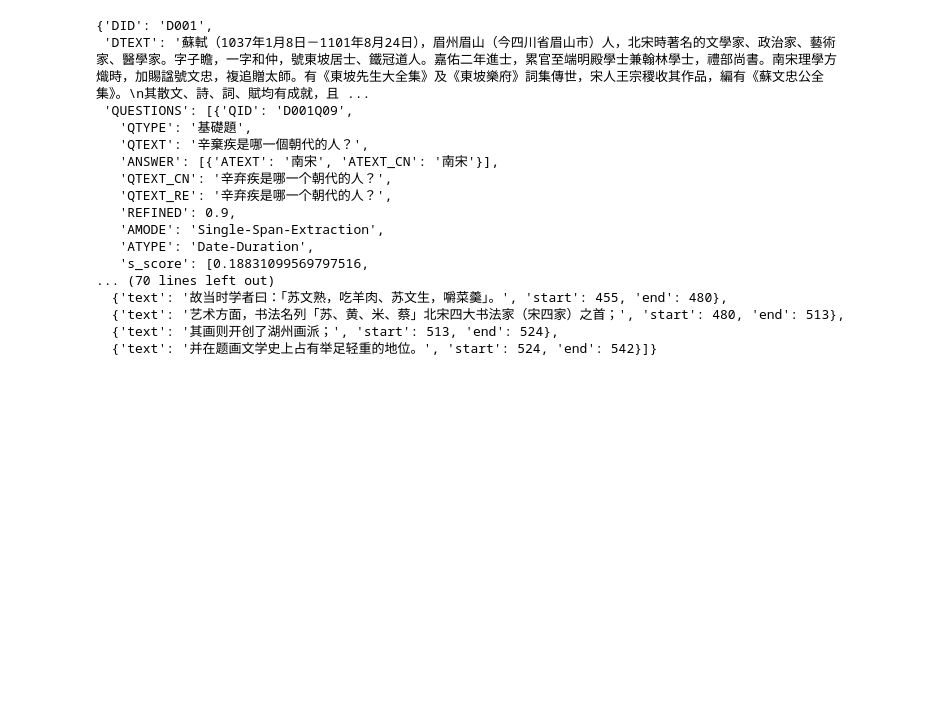
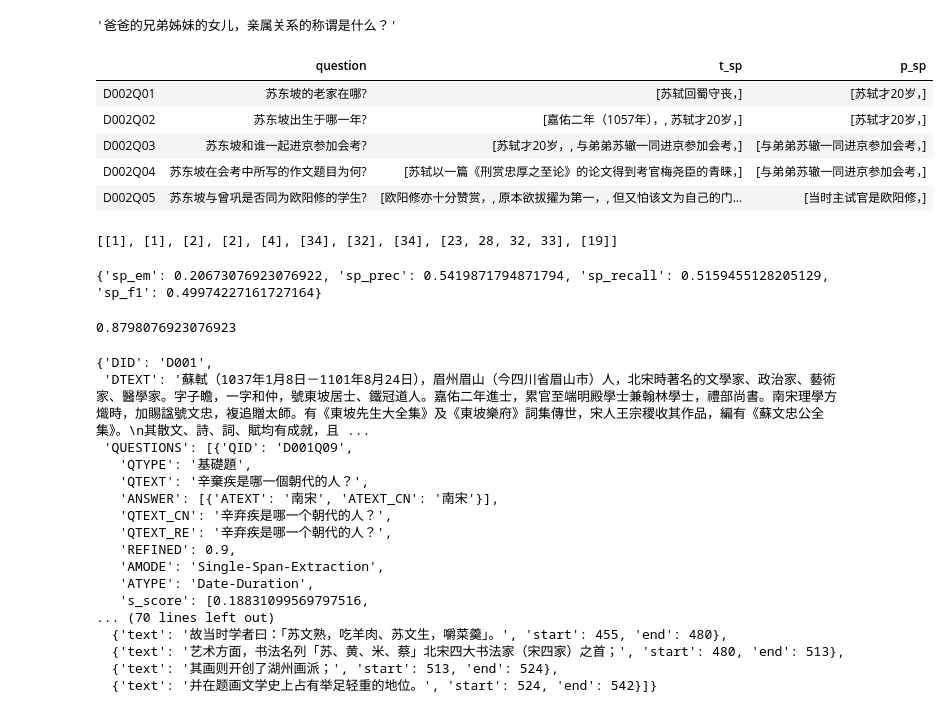
Before and after one commit to michaelmoju/fgc_support_retri, a Jupyter notebook: eval.ipynb, the cells around one changed output. Saved outputs shown, nothing was run; the diff lists cells and outputs as text; code cells hidden in the pictures; blank space fills up the shorter version.

```diff
--- a/eval.ipynb
+++ b/eval.ipynb
@@ -94,0 +63,18 @@ data = json_load(config.FGC_TEST)
+# %%
+qids = []
+questions = []
+t_sp = []
+p_sp = []
+
+for document in data:
+    for question in document['QUESTIONS']:
+        qids.append(question['QID'])
+        questions.append(question['QTEXT_CN'])
+        t_sp_text = []
+        p_sp_text = []
+        for idx in question['SHINT']:
+            t_sp_text.append(document['SENTS'][idx]['text'])
+        for idx in question['sp_predict']:
+            p_sp_text.append(document['SENTS'][idx]['text'])
+        t_sp.append(t_sp_text)
+        p_sp.append(p_sp_text)
@@ -94,0 +101,20 @@ data = json_load(config.FGC_TEST)
+# %%
+questions[20]
+# %% [output]
+'爸爸的兄弟姊妹的女儿，亲属关系的称谓是什么？'
+# %%
+import pandas as pd
+
+pred_df = pd.DataFrame(index=qids)
+pred_df['question'] = questions
+pred_df['t_sp'] = t_sp
+pred_df['p_sp'] = p_sp
+# %%
+pred_df.head(5)
+# %% [output]
+|  | question | t_sp | p_sp |
+| D002Q01 | 苏东坡的老家在哪? | [苏轼回蜀守丧，] | [苏轼才20岁，] |
+| D002Q02 | 苏东坡出生于哪一年? | [嘉佑二年（1057年），, 苏轼才20岁，] | [苏轼才20岁，] |
+| D002Q03 | 苏东坡和谁一起进京参加会考? | [苏轼才20岁，, 与弟弟苏辙一同进京参加会考，] | [与弟弟苏辙一同进京参加会考，] |
+| D002Q04 | 苏东坡在会考中所写的作文题目为何? | [苏轼以一篇《刑赏忠厚之至论》的论文得到考官梅尧臣的青睐，] | [与弟弟苏辙一同进京参加会考，] |
+| D002Q05 | 苏东坡与曾巩是否同为欧阳修的学生? | [欧阳修亦十分赞赏，, 原本欲拔擢为第一，, 但又怕该文为自己的门... | [当时主试官是欧阳修，] |
@@ -94,0 +123,4 @@ data = json_load(config.FGC_TEST)
+# %%
+all_sp_predictions[:10]
+# %% [output]
+[[1], [1], [2], [2], [4], [34], [32], [34], [23, 28, 32, 33], [19]]
@@ -95,3 +136,12 @@ data = json_load(config.FGC_TEST)
+# %%
+metrics = eval_sp_fgc(all_items, all_sp_predictions)
+# atype_accuracy = eval_fgc_atype(all_items, all_atype_predictions)
+# %% [output]
+{'sp_em': 0.20673076923076922, 'sp_prec': 0.5419871794871794, 'sp_recall': 0.5159455128205129, 'sp_f1': 0.49974227161727164}
+# %%
+atype_accuracy
+# %% [output]
+0.8798076923076923
 # %%
 for d in tqdm(data):
     item = extractor.get_item(d)
```
Also changed, not shown: parts of 13 cells of this notebook, 6 other files.
